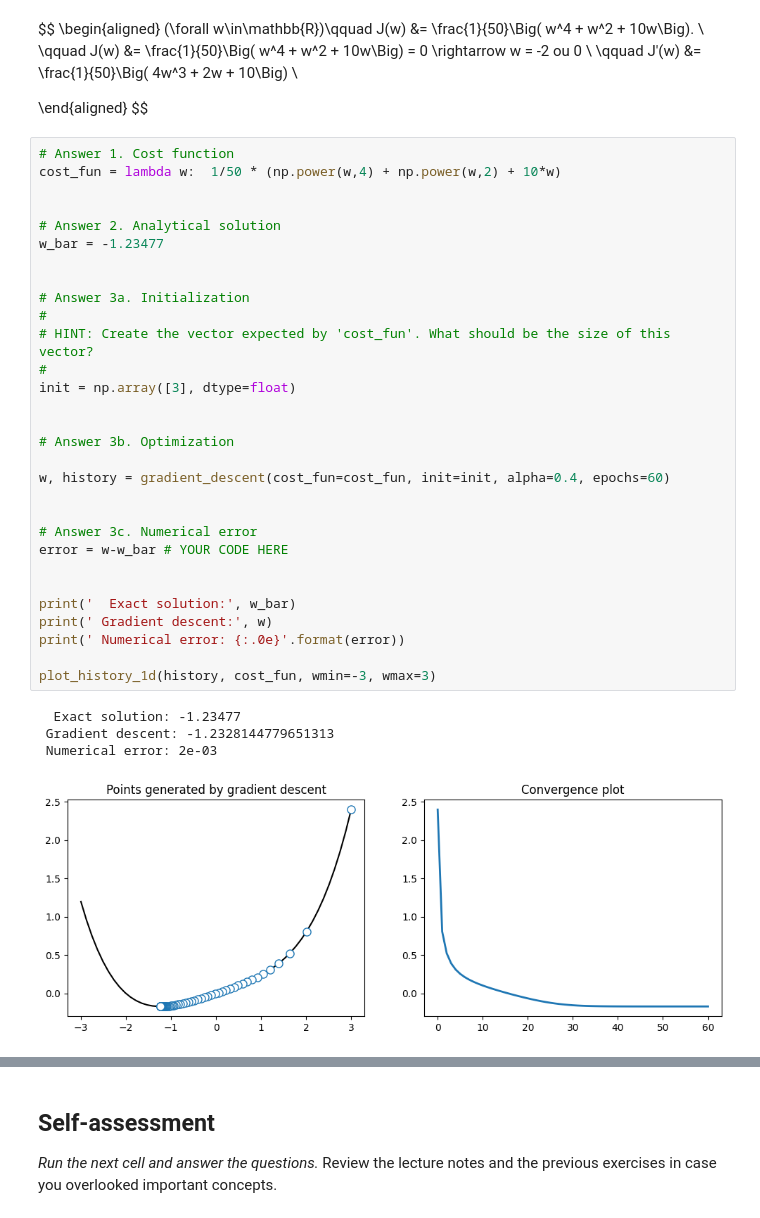
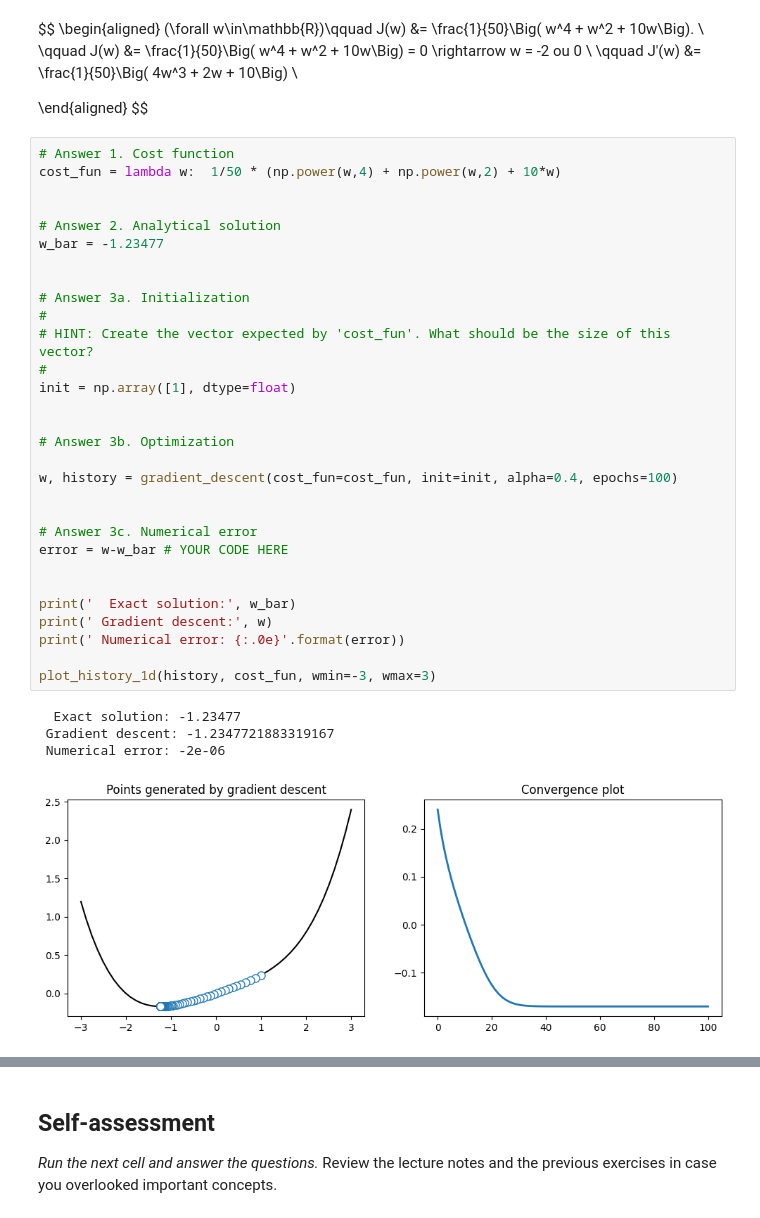
Before and after one commit to Aubert-Antoine/IGI-3013-Optimisation-et-introduction-IA, a Jupyter notebook: lab04/lab04.ipynb, the cells around one changed output, grey strips where cells are left out. Cells and saved outputs as stored; diff of their text form.

```diff
--- a/lab04/lab04.ipynb
+++ b/lab04/lab04.ipynb
@@ -409,38 +409,38 @@ $$
 # %%
 # Answer 1. Cost function
 cost_fun = lambda w:  1/50 * (np.power(w,4) + np.power(w,2) + 10*w)
 
 
 # Answer 2. Analytical solution
 w_bar = -1.23477
 
 
 # Answer 3a. Initialization
 #
 # HINT: Create the vector expected by 'cost_fun'. What should be the size of this vector?
 #
-init = np.array([3], dtype=float)
+init = np.array([1], dtype=float)
 
 
 # Answer 3b. Optimization
 
-w, history = gradient_descent(cost_fun=cost_fun, init=init, alpha=0.4, epochs=60)
+w, history = gradient_descent(cost_fun=cost_fun, init=init, alpha=0.4, epochs=100)
 
 
 # Answer 3c. Numerical error
 error = w-w_bar # YOUR CODE HERE
 
 
 print('  Exact solution:', w_bar)
 print(' Gradient descent:', w)
 print(' Numerical error: {:.0e}'.format(error))
 
 plot_history_1d(history, cost_fun, wmin=-3, wmax=3)
 # %% [output]
   Exact solution: -1.23477
- Gradient descent: -1.2328144779651313
- Numerical error: 2e-03
+ Gradient descent: -1.2347721883319167
+ Numerical error: -2e-06
-[figure, old version]
+[figure, new version]
 # %%
 ok.grade("convex_one");
 # %% [output]
```
Also changed, not shown: parts of 8 cells of this notebook, 3 other files.
